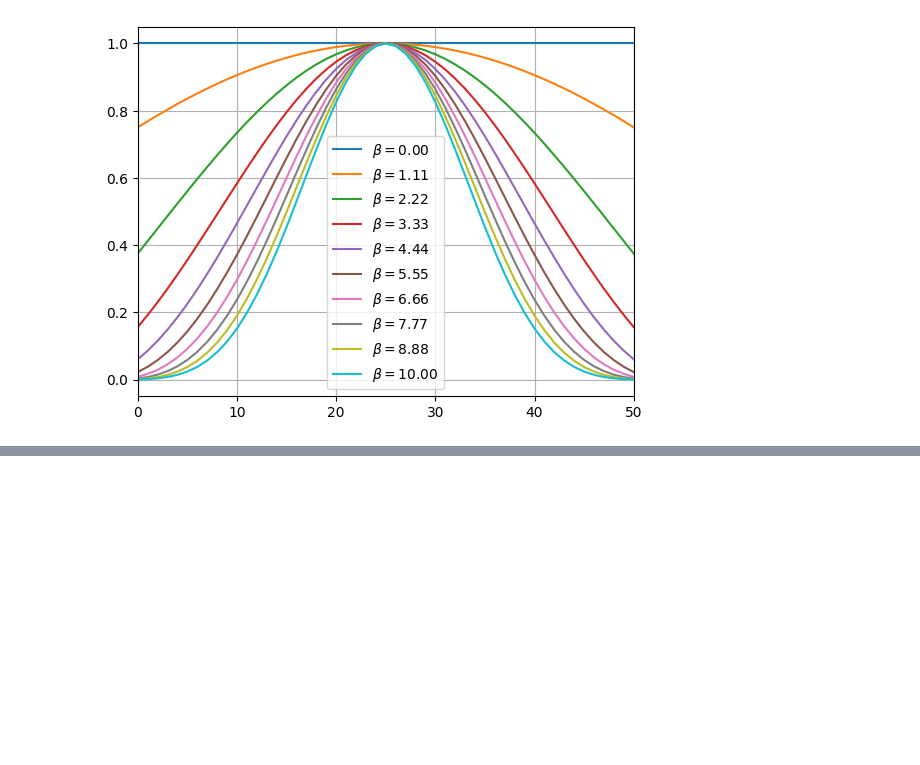
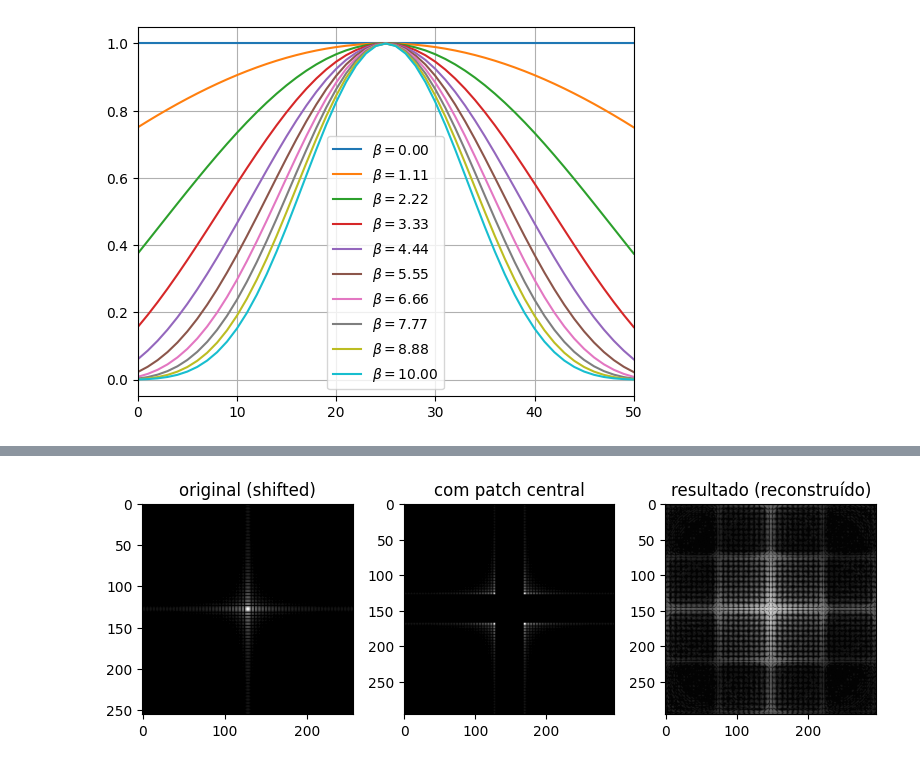
Before and after one commit to gabrielluizep/et-291, a Jupyter notebook: assignment-02/smoothing-window.ipynb, the cells around one changed output, grey strips where cells are left out. Cells and saved outputs as stored; diff of their text form; code cells hidden in the pictures; blank space fills up the shorter version.

```diff
--- a/assignment-02/smoothing-window.ipynb
+++ b/assignment-02/smoothing-window.ipynb
@@ -22,0 +201,19 @@ plt.show()
+# %%
+def IFFT(image):
+    ifft = np.fft.ifft2(image)
+    ifft = np.fft.ifftshift(ifft)
+    return np.abs(ifft)
+# %%
+patch = np.zeros((40, 40)) * 5.0
+out = insert_center_patch(fft_image, patch)
+
+result_image = IFFT(out)
+
+plt.figure(figsize=(8,8))
+plt.subplot(1,3,1); plt.imshow(fft_image, cmap='gray'); plt.title('original (shifted)')
+plt.subplot(1,3,2); plt.imshow(out, cmap='gray'); plt.title('com patch central')
+plt.subplot(1,3,3); plt.imshow(enhance_contrast(result_image), cmap='gray'); plt.title('resultado (reconstruído)')
+plt.tight_layout()
+plt.show()
+# %% [output]
+[figure, added]
```
Also changed, not shown: parts of 7 cells of this notebook.
